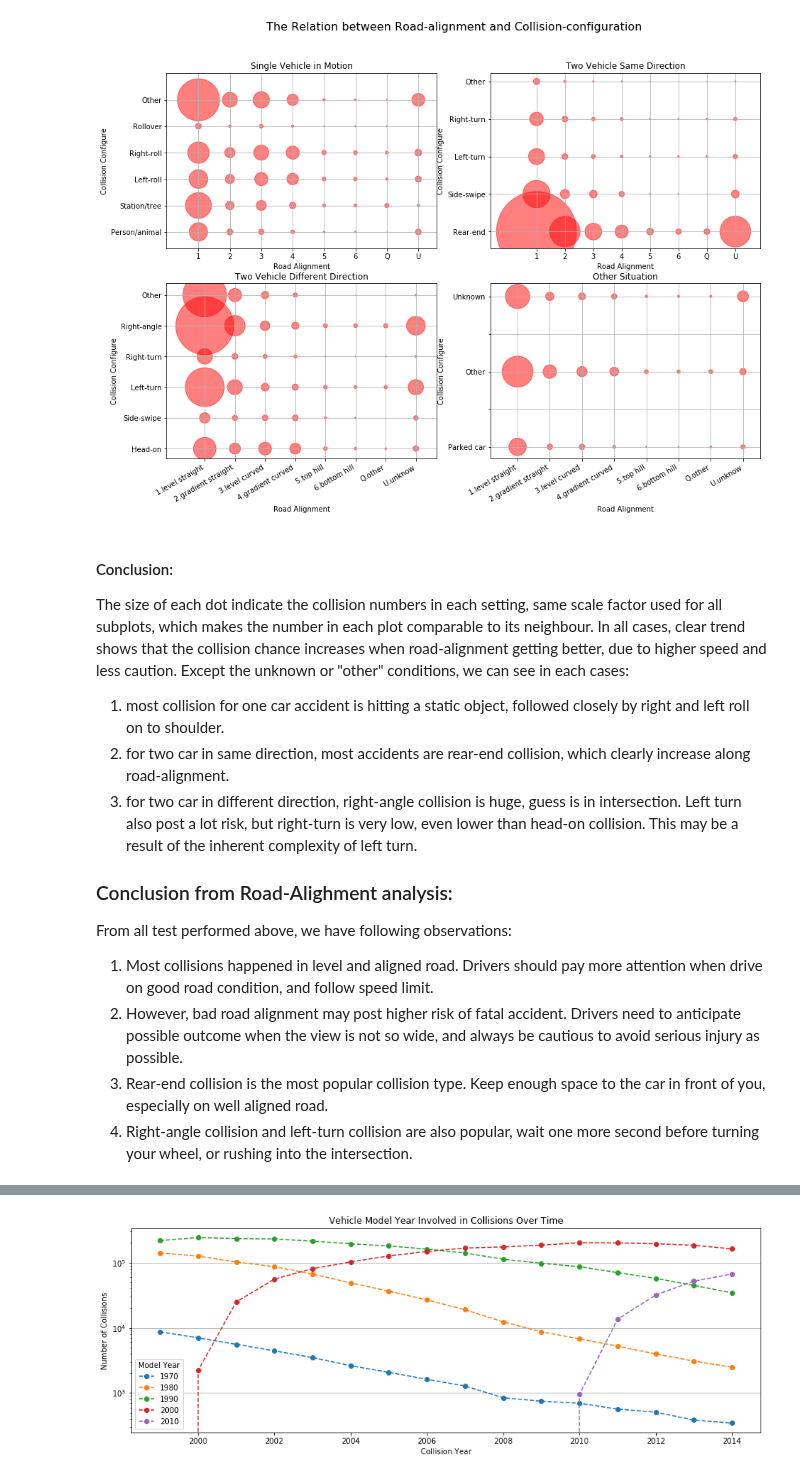
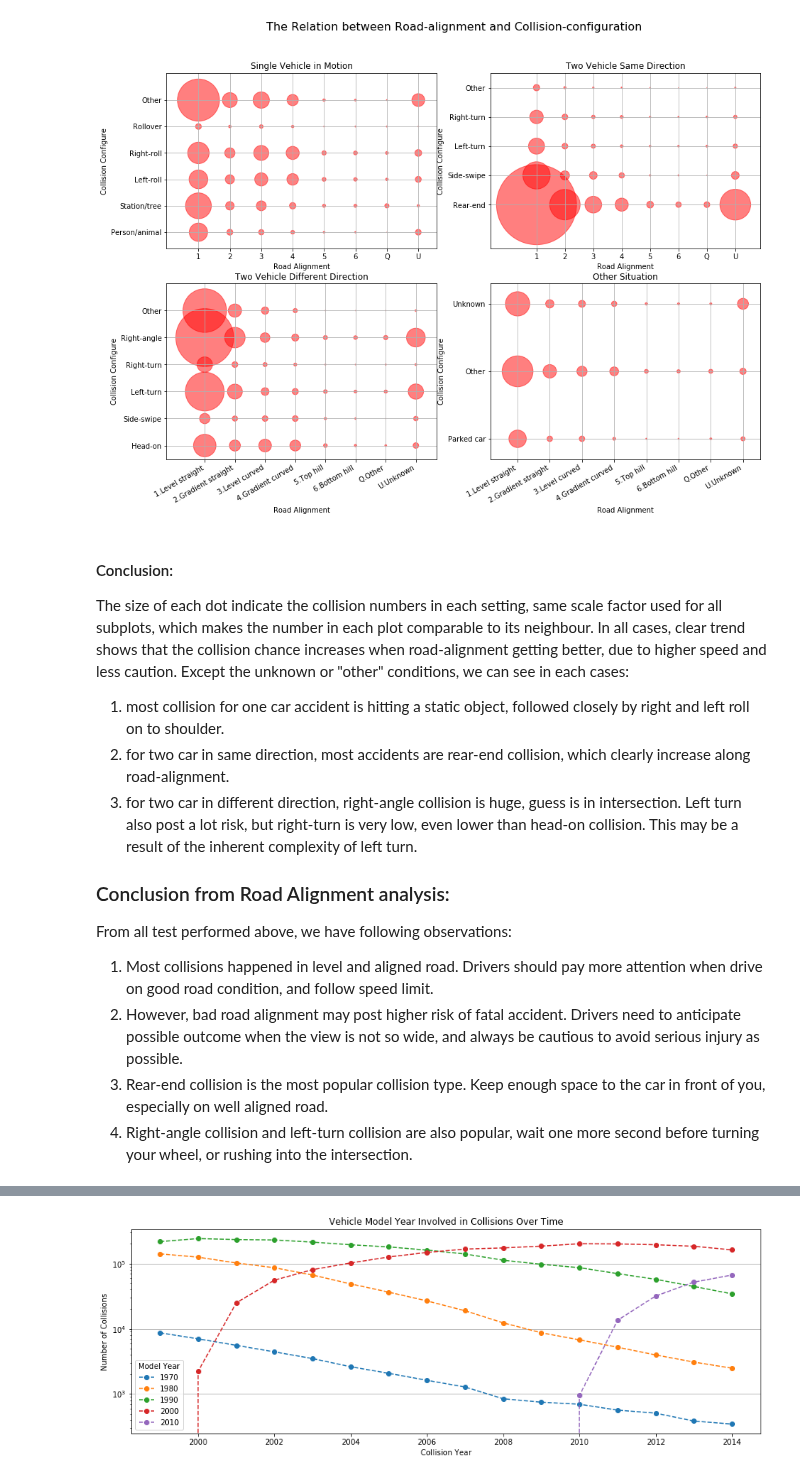
Before and after one commit to rynho/3250-G3, a Jupyter notebook: jupyterNB/G3_Project_Ryan.ipynb, the cells around one changed output, grey strips where cells are left out. Saved outputs shown, nothing was run; the diff lists cells and outputs as text; code cells hidden in the pictures.

```diff
--- a/jupyterNB/G3_Project_Ryan.ipynb
+++ b/jupyterNB/G3_Project_Ryan.ipynb
@@ -159,12 +136,14 @@ df2 = df1.groupby(['date','c_raln']).size().unstack()
 # %%
-# Plot the dataframe into graph to visulize the result.
+#Plot the dataframe into graph to visualize the result.
+c_raln=['1.Level straight','2.Gradient straight',
+        '3.Level curved','4.Gradient curved',
+        '5.Top hill','6.Bottom hill',
+        'Q.Other','U.Unknown']
 
-c_raln=['1.level straight','2.gradient straight',
-           '3.level curved','4.gradient curved',
-           '5.top hill','6.bottom hill',
-           'Q.other','U.unknow']
-
-df2.iloc[:,:-2].plot(logy=True, style = 'o', figsize = (18,6), title = 'Collisions with Road Alignment')
+df2.iloc[:,:-2].plot(logy=True, style = 'o', figsize = (18,6),
+                     title = 'Collisions with Road Alignment')
 plt.legend(c_raln)
+plt.xlabel('Year')
+plt.ylabel('Number of Collisions')
 plt.grid(axis='y');
 # %% [output]
@@ -303,7 +283,7 @@ df7[3]
 fig = plt.figure(figsize=(15, 10))
 fig.suptitle("The Relation between Road-alignment and Collision-configuration", fontsize = 16)
 
-#---------------------- Only one car in volved in collision. ----------------------
+#---------------------- Only one car involved in collision. ----------------------
 ax1 = fig.add_subplot(2,2,1)
 ax1.set_xticks(range(1,9))
 ax1.set_xticklabels([1,2,3,4,5,6,'Q','U'])
@@ -325,7 +305,10 @@ ax2.set_xticks(range(1,9))
 ax2.set_xticklabels([1,2,3,4,5,6,'Q','U'])
 ax2.set_xlabel("Road Alignment")
 
-ax2.set_yticklabels(['','Rear-end','Side-swipe','Left-turn','Right-turn','Other'])
+
+ax2.set_ylim([19.5,25.5])
+ax2.set_yticks(range(21,26))
+ax2.set_yticklabels(['Rear-end','Side-swipe','Left-turn','Right-turn','Other'])
 ax2.set_ylabel("Collision Configure")
 
 ax2.set_title("Two Vehicle Same Direction")
@@ -334,37 +317,41 @@ ax2.scatter(df7[1].c_raln,df7[1].c_conf,
             alpha=0.5,color='r')
 plt.grid(which='major')
 
-#---------------------- Two car against direction. ----------------------
+#---------------------- Two car different direction. ----------------------
 ax3 = fig.add_subplot(2,2,3)
 ax3.set_xticks(range(1,9))
 ax3.set_xticklabels(c_raln,rotation=30,ha='right')
 ax3.set_xlabel("Road Alignment")
 
-ax3.set_yticklabels(['','Head-on','Side-swipe','Left-turn','Right-turn','Right-angle','Other'])
+ax3.set_ylim([30.5,37])
+ax3.set_yticks(range(31,37))
+ax3.set_yticklabels(['Head-on','Side-swipe','Left-turn','Right-turn','Right-angle','Other'])
 ax3.set_ylabel("Collision Configure")
 
 ax3.set_title("Two Vehicle Different Direction")
 ax3.scatter(df7[2].c_raln,df7[2].c_conf,
             df7[2].collision*.01,
             alpha=0.5,color='r')
 plt.grid(which='major')
 
 #---------------------- Other situation. ----------------------
 ax4 = fig.add_subplot(2,2,4)
 ax4.set_xticks(range(1,9))
 ax4.set_xticklabels(c_raln,rotation=30,ha='right')
 ax4.set_xlabel("Road Alignment")
 
-ax4.set_yticklabels(['','Parked car','','Other','','Unknown'])
+ax4.set_ylim([40.7,43.3])
+ax4.set_yticks(range(41,44))
+ax4.set_yticklabels(['Parked car','Other','Unknown'])
 ax4.set_ylabel("Collision Configure")
 
 ax4.set_title("Other Situation")
 ax4.scatter(df7[3].c_raln,df7[3].c_conf,
             df7[3].collision*.01,
             alpha=0.5,color='r')
 plt.grid(which='major');
 # %% [output]
-[figure, old version]
+[figure, new version]
 # %% [markdown]
 #### Conclusion:
 The size of each dot indicate the collision numbers in each setting, same scale factor used for all subplots, which makes the number in each plot comparable to its neighbour.  In all cases, clear trend shows that the collision chance increases when road-alignment getting better, due to higher speed and less caution.  Except the unknown or "other" conditions, we can see in each cases:
@@ -372,7 +359,7 @@ The size of each dot indicate the collision numbers in each setting, same scale
 2. for two car in same direction, most accidents are rear-end collision, which clearly increase along road-alignment.
 3. for two car in different direction, right-angle collision is huge, guess is in intersection.  Left turn also post a lot risk, but right-turn is very low, even lower than head-on collision.  This may be a result of the inherent complexity of left turn.
 
-### Conclusion from Road-Alighment analysis:
+### Conclusion from Road Alignment analysis:
 From all test performed above, we have following observations:
 1. Most collisions happened in level and aligned road.  Drivers should pay more attention when drive on good road condition, and follow speed limit.
 2. However, bad road alignment may post higher risk of fatal accident.  Drivers need to anticipate possible outcome when the view is not so wide, and always be cautious to avoid serious injury as possible.
```
Also changed, not shown: parts of 42 cells of this notebook.
